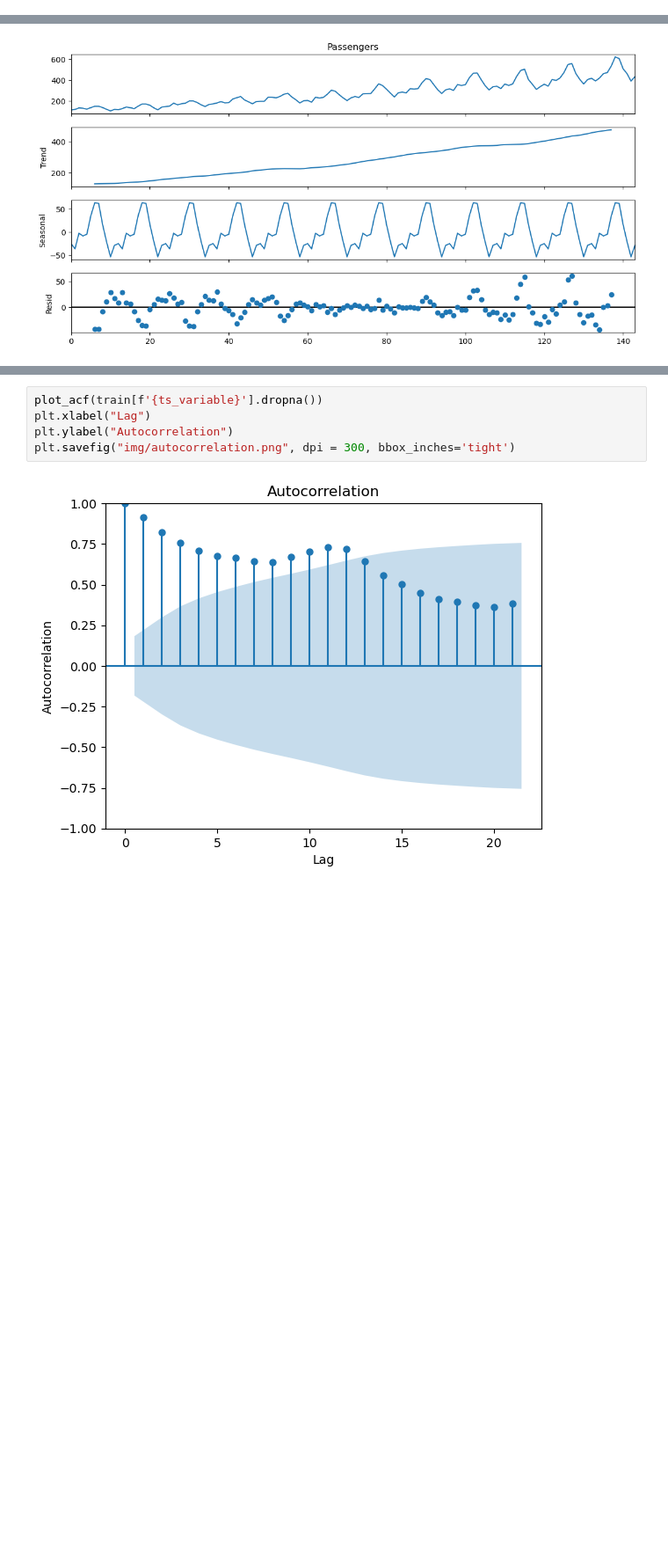
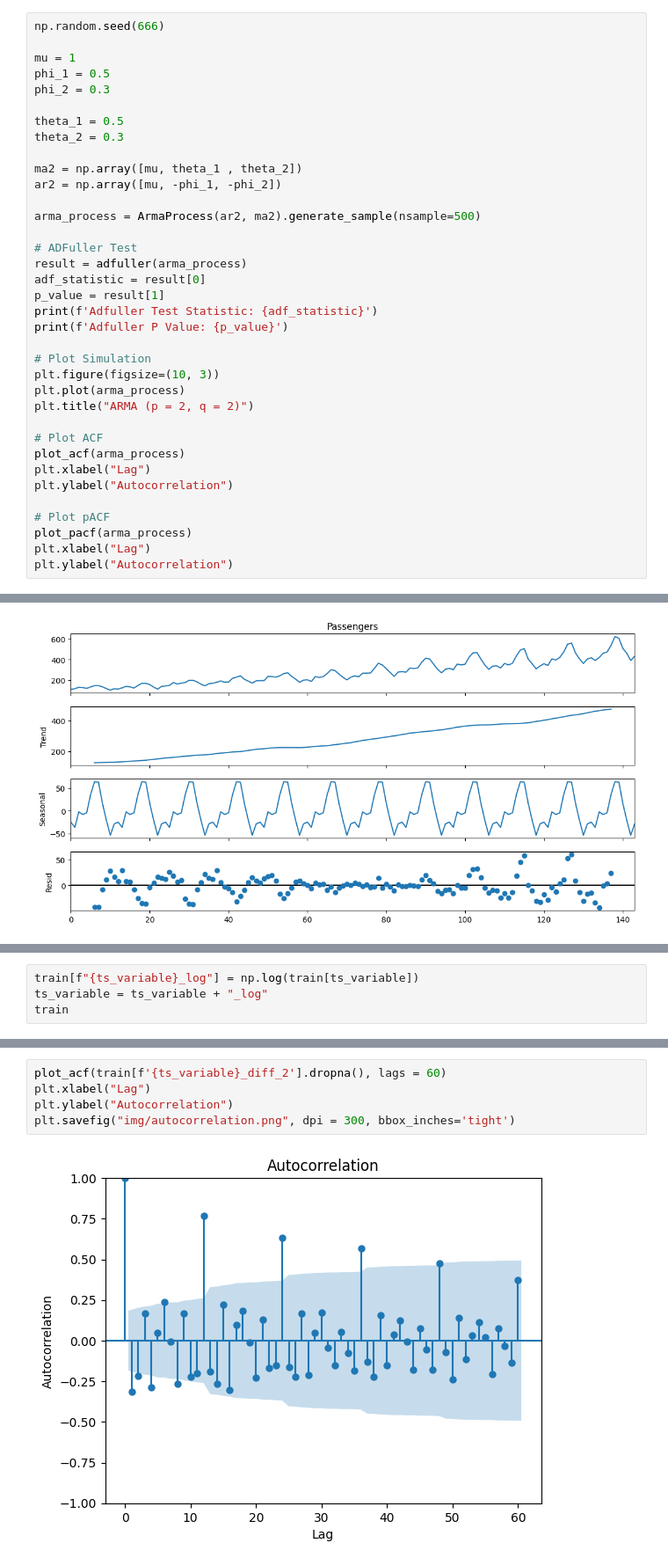
Before and after one commit to Bruno-Moreno/ML---Study, a Jupyter notebook: notebooks/TS/arima_model.ipynb, the cells around one changed output, grey strips where cells are left out. Shown at 88% size. Cells and saved outputs as stored; diff of their text form; blank space fills up the shorter version.

```diff
--- a/notebooks/TS/arima_model.ipynb
+++ b/notebooks/TS/arima_model.ipynb
@@ -16,0 +112,36 @@ from statsmodels.tsa.seasonal import seasonal_decompose
+# %%
+np.random.seed(666)
+
+mu = 1
+phi_1 = 0.5
+phi_2 = 0.3
+
+theta_1 = 0.5
+theta_2 = 0.3
+
+ma2 = np.array([mu, theta_1 , theta_2])
+ar2 = np.array([mu, -phi_1, -phi_2])
+
+arma_process = ArmaProcess(ar2, ma2).generate_sample(nsample=500)
+
+# ADFuller Test
+result = adfuller(arma_process)
+adf_statistic = result[0]
+p_value = result[1]
+print(f'Adfuller Test Statistic: {adf_statistic}')
+print(f'Adfuller P Value: {p_value}')
+
+# Plot Simulation
+plt.figure(figsize=(10, 3))
+plt.plot(arma_process)
+plt.title("ARMA (p = 2, q = 2)")
+
+# Plot ACF
+plot_acf(arma_process)
+plt.xlabel("Lag")
+plt.ylabel("Autocorrelation")
+
+# Plot pACF
+plot_pacf(arma_process)
+plt.xlabel("Lag")
+plt.ylabel("Autocorrelation")
@@ -103,0 +231,4 @@ The value outside the blue region is $p=13$ and after that, all the others lags
+# %%
+train[f"{ts_variable}_log"] = np.log(train[ts_variable])
+ts_variable = ts_variable + "_log"
+train
@@ -138,7 +283,7 @@ At $d=2$ the stationality appears.
 # %%
-plot_acf(train[f'{ts_variable}'].dropna())
+plot_acf(train[f'{ts_variable}_diff_2'].dropna(), lags = 60)
 plt.xlabel("Lag")
 plt.ylabel("Autocorrelation")
 plt.savefig("img/autocorrelation.png", dpi = 300, bbox_inches='tight')
 # %% [output]
-[figure, old version]
+[figure, new version]
```
Also changed, not shown: parts of 43 cells of this notebook, 5 other files.
